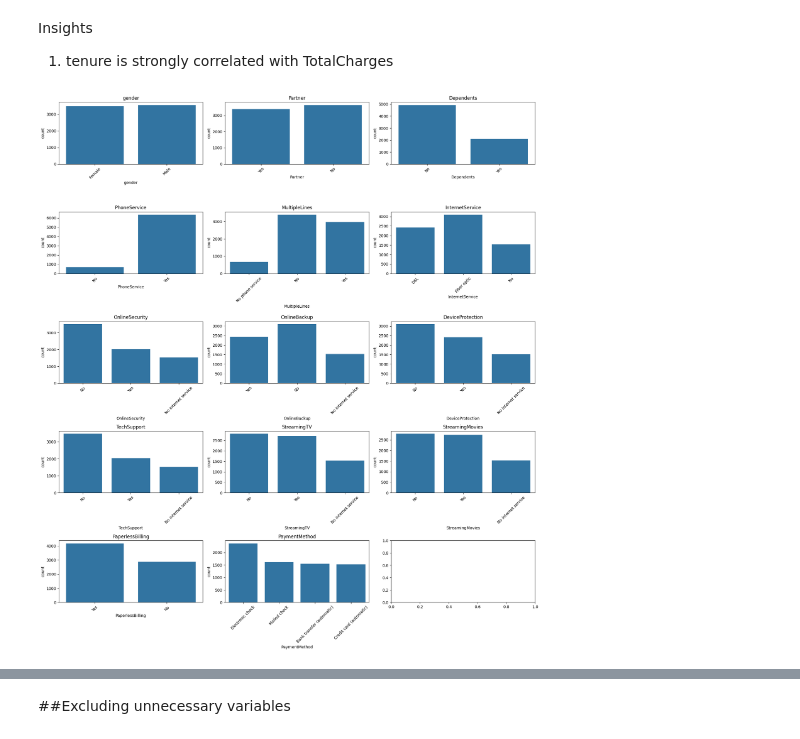
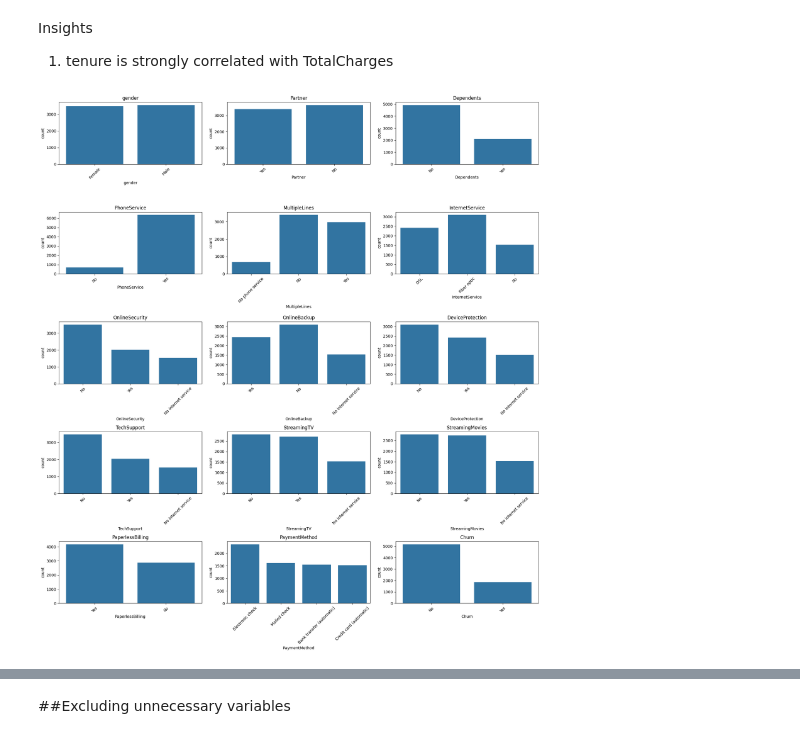
Before and after one commit to yumna-prog/Customer-Churn-Prediction, a Jupyter notebook: CustomerChurnPreduiction.ipynb, the cells around one changed output, grey strips where cells are left out. Saved outputs shown, nothing was run; the diff lists cells and outputs as text; code cells hidden in the pictures.

```diff
--- a/CustomerChurnPreduiction.ipynb
+++ b/CustomerChurnPreduiction.ipynb
@@ -492,23 +498,23 @@ Insights
 # %%
 import math
 
 categorical_cols = [
     'gender', 'Partner', 'Dependents', 'PhoneService', 'MultipleLines', 'InternetService',
     'OnlineSecurity', 'OnlineBackup', 'DeviceProtection', 'TechSupport', 'StreamingTV',
-    'StreamingMovies', 'PaperlessBilling', 'PaymentMethod'
+    'StreamingMovies', 'PaperlessBilling', 'PaymentMethod','Churn'
 ]
 
 rows = math.ceil(len(categorical_cols) / 3)
 fig, axes = plt.subplots(rows, 3, figsize=(18, rows*4))
 
 axes = axes.flatten()
 
 for i, col in enumerate(categorical_cols):
     sns.countplot(data=Telecommuniction_df, x=col, ax=axes[i])
     axes[i].set_title(col)
     axes[i].tick_params(axis='x', rotation=45)
 
 plt.tight_layout()
 plt.show()
 # %% [output]
-[figure, old version]
+[figure, new version]
```
Also changed, not shown: parts of 10 cells of this notebook.
